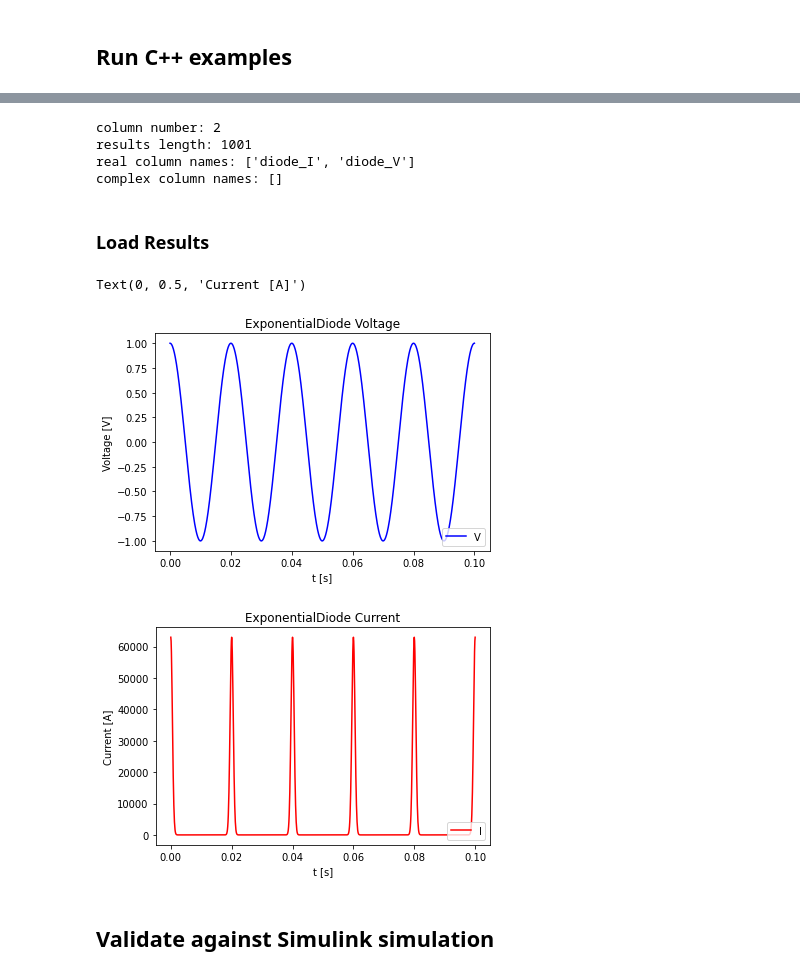
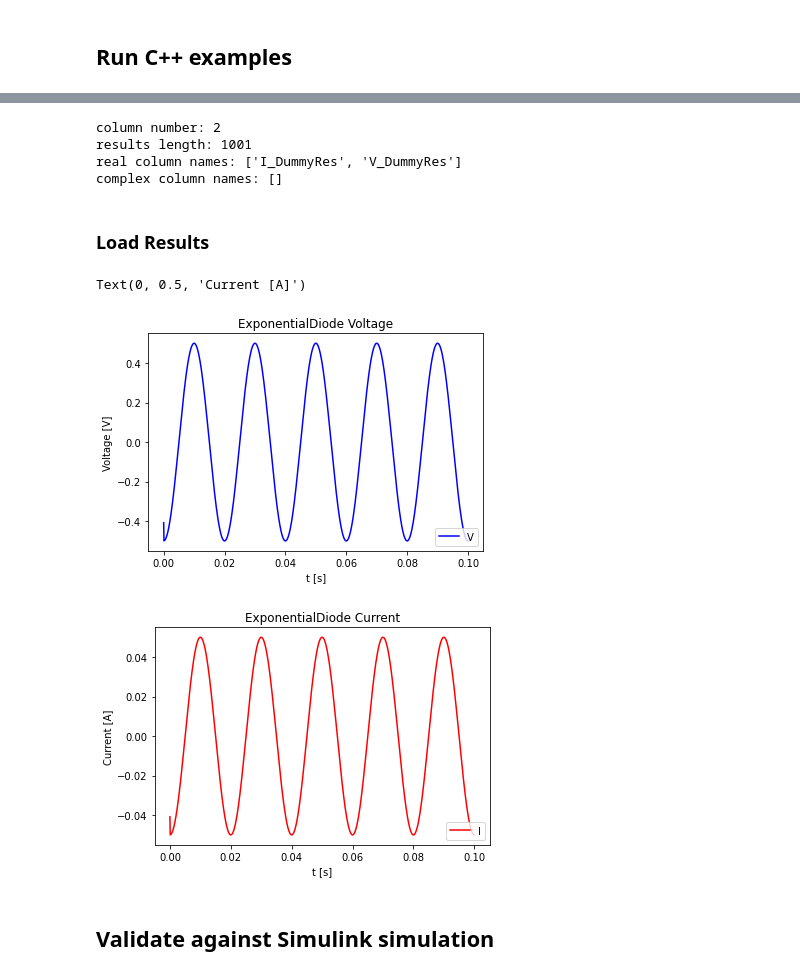
Before and after one commit to MarvinTollnitschRWTH/dpsim, a Jupyter notebook: examples/Notebooks/Circuits/EMT_Ph1_ExponentialDiode_test.ipynb, the cells around one changed output, grey strips where cells are left out. Cells and saved outputs as stored; diff of their text form; code cells hidden in the pictures.

```diff
--- a/examples/Notebooks/Circuits/EMT_Ph1_ExponentialDiode_test.ipynb
+++ b/examples/Notebooks/Circuits/EMT_Ph1_ExponentialDiode_test.ipynb
@@ -42,7 +42,7 @@ import re
 import numpy as np
 import math
 
-simName = "EMT_Ph1_vs_diode"
+simName = "EMT_Ph1_DummyTest" #"EMT_Ph1_vs_diode"
 
 work_dir = os.getcwd() + "/logs/"
 path_logfile = work_dir + simName + '/' + simName + '.csv'
@@ -50,39 +50,39 @@ ts_dpsim_EMT = rt.read_timeseries_dpsim(path_logfile)
 # %% [output]
 column number: 2
 results length: 1001
-real column names: ['diode_I', 'diode_V']
+real column names: ['I_DummyRes', 'V_DummyRes']
 complex column names: []
 # %% [markdown]
 ### Load Results
 # %%
 plt.close('all')
 fig1 = plt.figure()
 
 
-plt.plot(ts_dpsim_EMT['diode_V'].time, ts_dpsim_EMT['diode_V'].values, "b-", label='V')
+plt.plot(ts_dpsim_EMT['V_DummyRes'].time, ts_dpsim_EMT['V_DummyRes'].values, "b-", label='V')
 
 plt.legend(loc = 4)
 #plt.legend(bbox_to_anchor=(1,1))
 
 plt.title('ExponentialDiode Voltage')
 plt.xlabel('t [s]')
 plt.ylabel('Voltage [V]')
 
 fig2 = plt.figure()
 
-plt.plot(ts_dpsim_EMT['diode_I'].time, ts_dpsim_EMT['diode_I'].values, "r-", label='I')
+plt.plot(ts_dpsim_EMT['I_DummyRes'].time, ts_dpsim_EMT['I_DummyRes'].values, "r-", label='I')
 #plt.plot(ts_dpsim_EMT['I_Load'].time, ts_dpsim_EMT['I_Load'].values, "r-", label='I_D')
 
 plt.legend(loc = 4)
 #plt.legend(bbox_to_anchor=(1,1))
 
 plt.title('ExponentialDiode Current')
 plt.xlabel('t [s]')
 plt.ylabel('Current [A]')
 # %% [output]
 Text(0, 0.5, 'Current [A]')
-[figure, old version]
+[figure, new version]
-[figure, old version]
+[figure, new version]
 # %% [markdown]
 ## Validate against Simulink simulation
 # %% [markdown]
```
Also changed, not shown: parts of 1 cell of this notebook, 11 other files.
